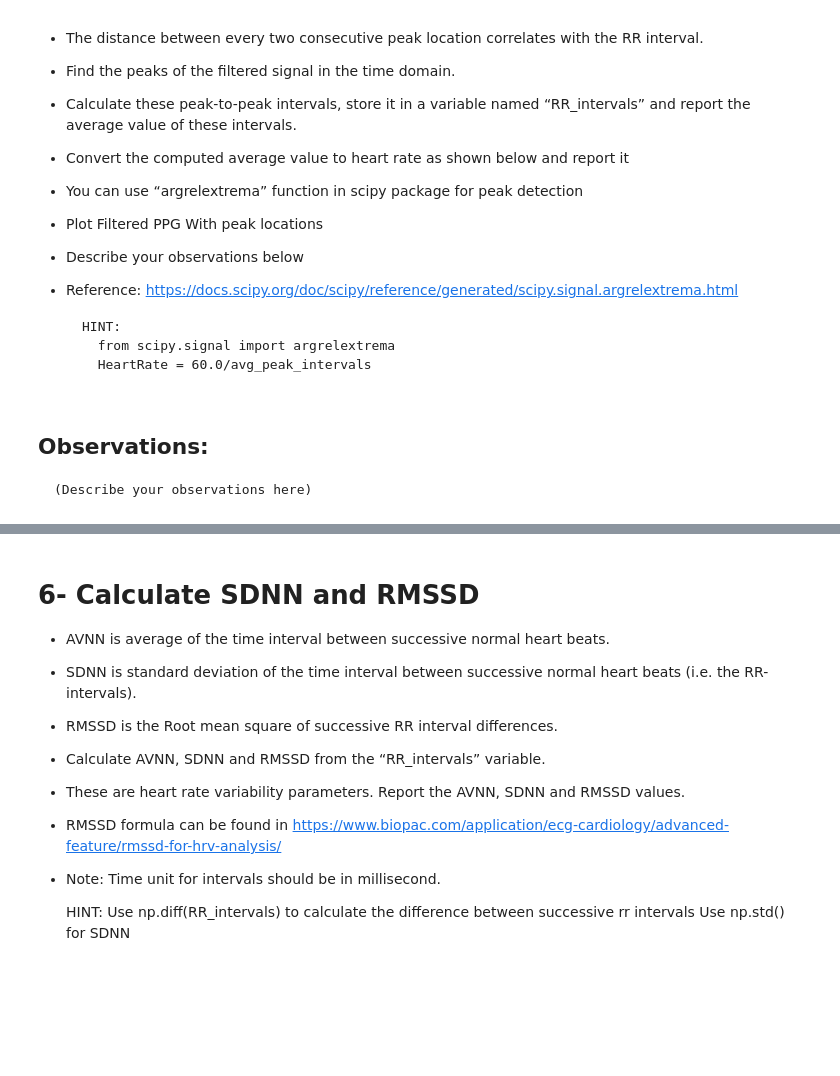
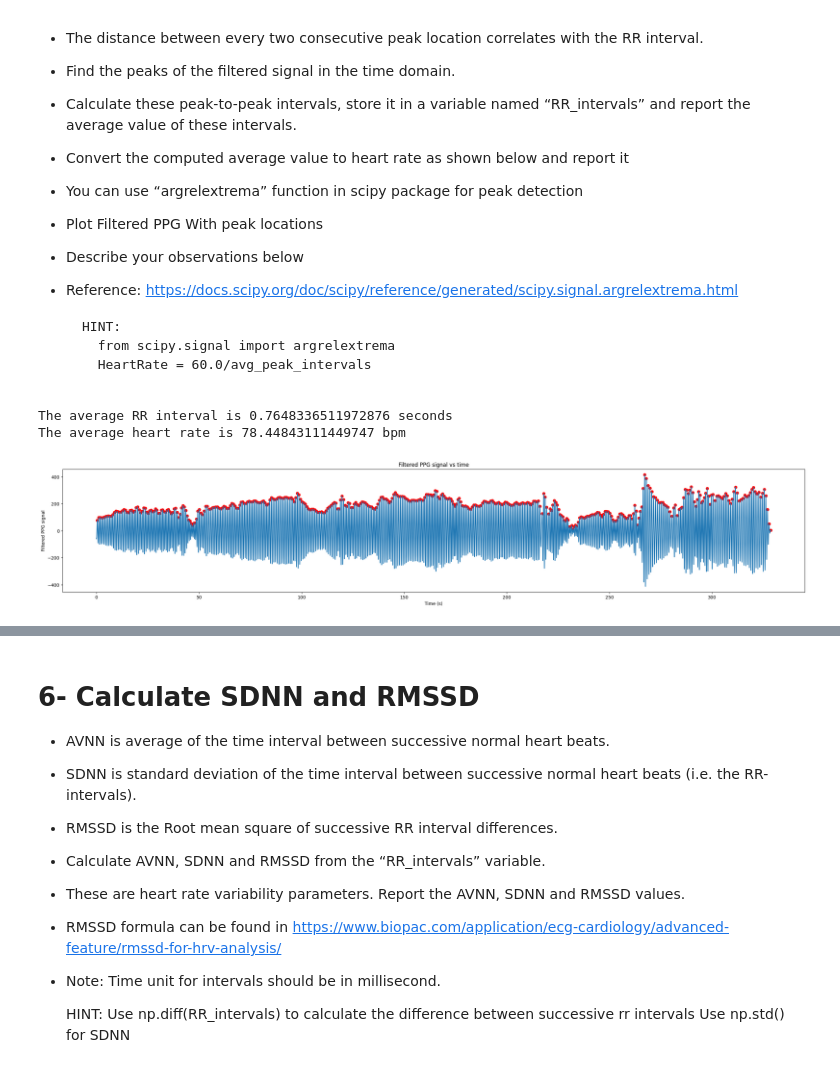
Before and after one commit to OmarNasri/DTEK0042-exer2, a Jupyter notebook: DTEK0042 Exercise 3.ipynb, the cells around one changed output, grey strips where cells are left out. Cells and saved outputs as stored; diff of their text form; code cells hidden in the pictures; blank space fills up the shorter version.

```diff
--- a/DTEK0042 Exercise 3.ipynb
+++ b/DTEK0042 Exercise 3.ipynb
@@ -94,3 +141,21 @@ import matplotlib.pyplot as plt
-# %% [markdown]
-## Observations:
-    (Describe your observations here)
+# %%
+#Find the peaks
+peaks = scipy.signal.argrelextrema(filtered_PPG, np.greater)[0]
+RR_intervals = np.diff(peaks)/Fs
+avg_peak_intervals = np.mean(RR_intervals)
+print('The average RR interval is',avg_peak_intervals, 'seconds')
+Heart_rate = 60/avg_peak_intervals
+print('The average heart rate is', Heart_rate, 'bpm')
+
+# Plot PPG signal with the peaks
+plt.figure(figsize=(30,5))
+plt.plot(np.arange(0,seconds,1/Fs),filtered_PPG)
+plt.scatter(peaks/Fs, filtered_PPG[peaks], color='red')
+plt.xlabel('Time (s)')
+plt.ylabel('Filtered PPG signal')
+plt.title('Filtered PPG signal vs time')
+plt.show()
+# %% [output]
+The average RR interval is 0.7648336511972876 seconds
+The average heart rate is 78.44843111449747 bpm
+[figure, added]
```
Also changed, not shown: parts of 15 cells of this notebook.
